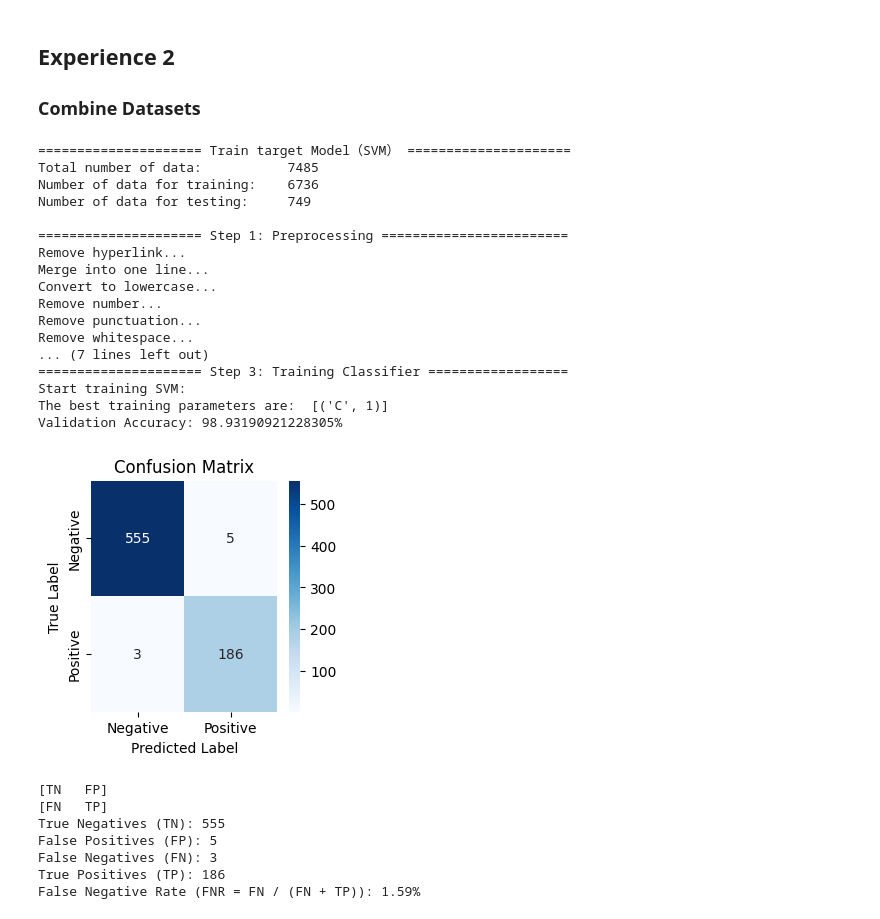
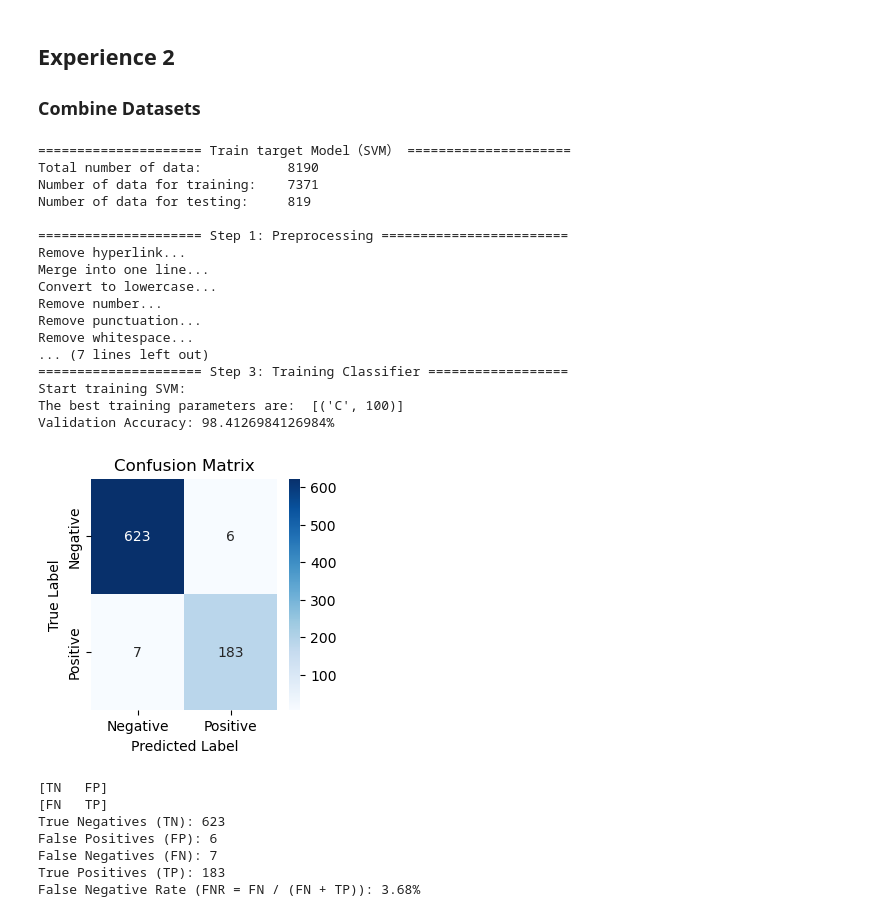
Before and after one commit to wuhumontana/bypass-spam-filter, a Jupyter notebook: bypass.ipynb, the cells around one changed output. Drawn from its saved outputs; the diff is of its cells as text; code cells hidden in the pictures.

```diff
--- a/bypass.ipynb
+++ b/bypass.ipynb
@@ -87,6 +87,10 @@ from sklearn.model_selection import train_test_split
 
 # This function extracts data from .csv file and split into training, validation, and testing dataset.
 def data_extraction(df, valid = True):
+  # Rename the 'content' column to 'label'
+  df = df.rename(columns={'content': 'label'})
+
+
   # Separate data into features and labels
   x = df.message
   y = df.label
@@ -1018,45 +1030,45 @@ Success rate(Attack): 85.00%
 ### **Combine Datasets** ###
 # %%
 print('\n===================== Train target Model（SVM） =====================')
-df1 = pd.read_csv('./messages.csv', encoding='utf-8', encoding_errors='ignore')
-df2 = pd.read_csv('./kaggle_1.csv', encoding='utf-8', encoding_errors='ignore')
+df1 = pd.read_csv('./kaggle_1.csv', encoding='utf-8', encoding_errors='ignore')
+df2 = pd.read_csv('./kaggle_3.csv', encoding='utf-8', encoding_errors='ignore')
 combined_df = pd.concat([df1, df2], ignore_index=False)
 
 X_train, X_val, X_test, Y_train, Y_val, Y_test = data_extraction(combined_df, False)
 print('Total number of data:          ', str(len(X_train) + len(X_test)))
 print('Number of data for training:    ' + str(len(X_train)))
 print('Number of data for testing:     ' + str(len(X_test)))
 
 # Target modal
 T_FE_method= 'tfidf'
 T_classifier= 'SVM'
 T_tr_set, T_v_set, T_clf, T_x_train_features, T_feature_names, T_feature_model, T_scalar = train_classifier(T_FE_method, T_classifier, X_train, X_test, X_test, Y_train, Y_test, Y_test)
 # %% [output]
 ===================== Train target Model（SVM） =====================
-Total number of data:           7485
-Number of data for training:    6736
-Number of data for testing:     749
+Total number of data:           8190
+Number of data for training:    7371
+Number of data for testing:     819
 
 ===================== Step 1: Preprocessing ========================
 Remove hyperlink...
 Merge into one line...
 Convert to lowercase...
 Remove number...
 Remove punctuation...
 Remove whitespace...
 ... (7 lines left out)
 ===================== Step 3: Training Classifier ==================
 Start training SVM:
-The best training parameters are:  [('C', 1)]
-Validation Accuracy: 98.93190921228305%
+The best training parameters are:  [('C', 100)]
+Validation Accuracy: 98.4126984126984%
-[figure, old version]
+[figure, new version]
 [TN   FP]
 [FN   TP]
-True Negatives (TN): 555
-False Positives (FP): 5
-False Negatives (FN): 3
-True Positives (TP): 186
-False Negative Rate (FNR = FN / (FN + TP)): 1.59%
+True Negatives (TN): 623
+False Positives (FP): 6
+False Negatives (FN): 7
+True Positives (TP): 183
+False Negative Rate (FNR = FN / (FN + TP)): 3.68%
 # %%
 print('\n===================== Train Shadow Model（SVM） =====================')
 df_shadow = pd.read_csv('./kaggle_2.csv', encoding='utf-8', encoding_errors='ignore')
```
Also changed, not shown: parts of 9 cells of this notebook, 2 other files.
